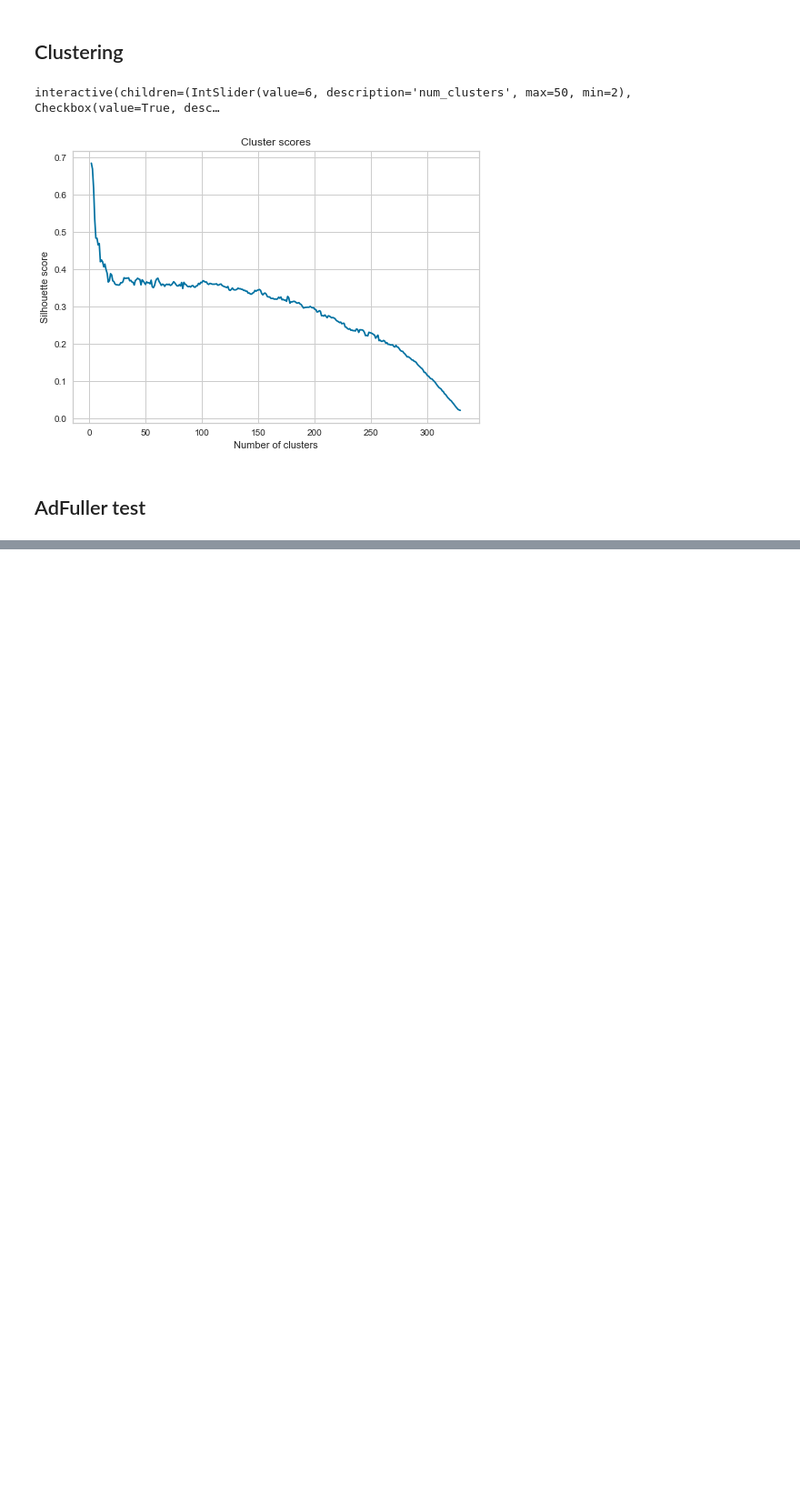
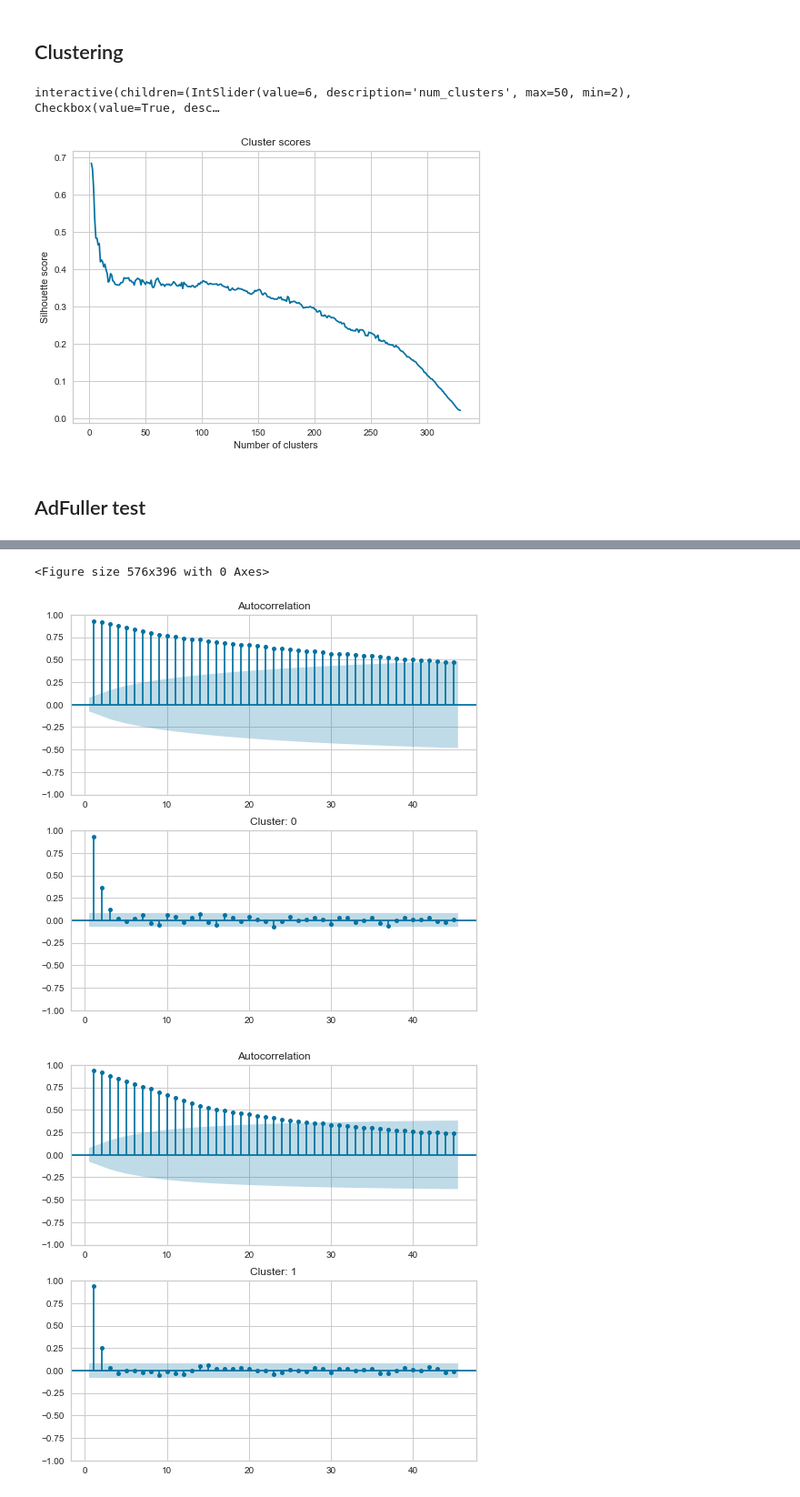
Before and after one commit to SL477/VA-Coursework, a Jupyter notebook: clustering.ipynb, the cells around one changed output, grey strips where cells are left out. Shown at 91% size. Cells and saved outputs as stored; diff of their text form; code cells hidden in the pictures; blank space fills up the shorter version.

```diff
--- a/clustering.ipynb
+++ b/clustering.ipynb
@@ -302,24 +303,23 @@ numclusters(30, 1)
 # %% [markdown]
 ## AdFuller test
 # %%
-# Need to get the clustered cutdown dataset
-X = clusterify(6, show_output=False, return_df=True)
-X = cases_df.merge(X, how='inner', left_on='areaCode', right_on='LAD20CD')
-# split by cluster
-for i in range(6):
-    try:
+def clusterLooper(func, num_clusters=6):
+    """Get the cluster data and loop through it applying the passed function"""
+    X = clusterify(num_clusters, show_output=False, return_df=True)
+    X = cases_df.merge(X, how='inner', left_on='areaCode', right_on='LAD20CD')
+    # split by cluster
+    for i in range(num_clusters):
         mini_df = X[X['cluster'] == i].copy()
         mini_df = mini_df.groupby('date').sum()
         mini_df = mini_df[['newCasesByPublishDate', 'newDeaths28DaysByDeathDate', 'newPeopleVaccinatedFirstDoseByVaccinationDate', 'newPeopleVaccinatedSecondDoseByVaccinationDate']]
-        res = adfuller(mini_df['newCasesByPublishDate'])
-        plt.plot(mini_df.index, mini_df['newCasesByPublishDate'], label=str(i))
-        plt.xlabel('Date')
-        plt.ylabel('New Cases')
+        func(i, mini_df)
 
-        # Code very vaguely from data-camp
-        print('cluster:', i, 'Statistic:', res[0], 'p-value:', res[1])
-    except:
-        print('cluster', i, 'NA')
-plt.legend()
-plt.title('New Cases by date cluster')
-plt.show()
+def addfullerApplier(cluster, df):
+    """Run the adfuller test on each cluster"""
+    res = adfuller(df['newCasesByPublishDate'])
+    plt.plot(df.index, df['newCasesByPublishDate'], label=str(cluster))
+    plt.xlabel('Date')
+    plt.ylabel('New Cases')
+
+    # Code very vaguely from data-camp
+    print('cluster:', cluster, 'Statistic:', res[0], 'p-value:', res[1])
@@ -333,0 +339,14 @@ cluster: 5 Statistic: 0.7202257324234088 p-value: 0.9902329849371048
+# %%
+def acfAndPacfApplier(cluster, df):
+    """Apply the plot_acf and plot_pacf graphs"""
+    # Using some code from datacamp
+    fig, ax = plt.subplots(2, 1, figsize=(8,8))
+    plot_acf(df['newCasesByPublishDate'], lags=45, zero=False, ax=ax[0])
+    plot_pacf(df['newCasesByPublishDate'], lags=45, zero=False, ax=ax[1], method='ywm')
+    plt.title('Cluster: ' + str(cluster))
+    plt.show()
+clusterLooper(acfAndPacfApplier)
+# %% [output]
+<Figure size 576x396 with 0 Axes>
+[figure, added]
+[figure, added]
```
Also changed, not shown: parts of 4 cells of this notebook, 2 other files.
